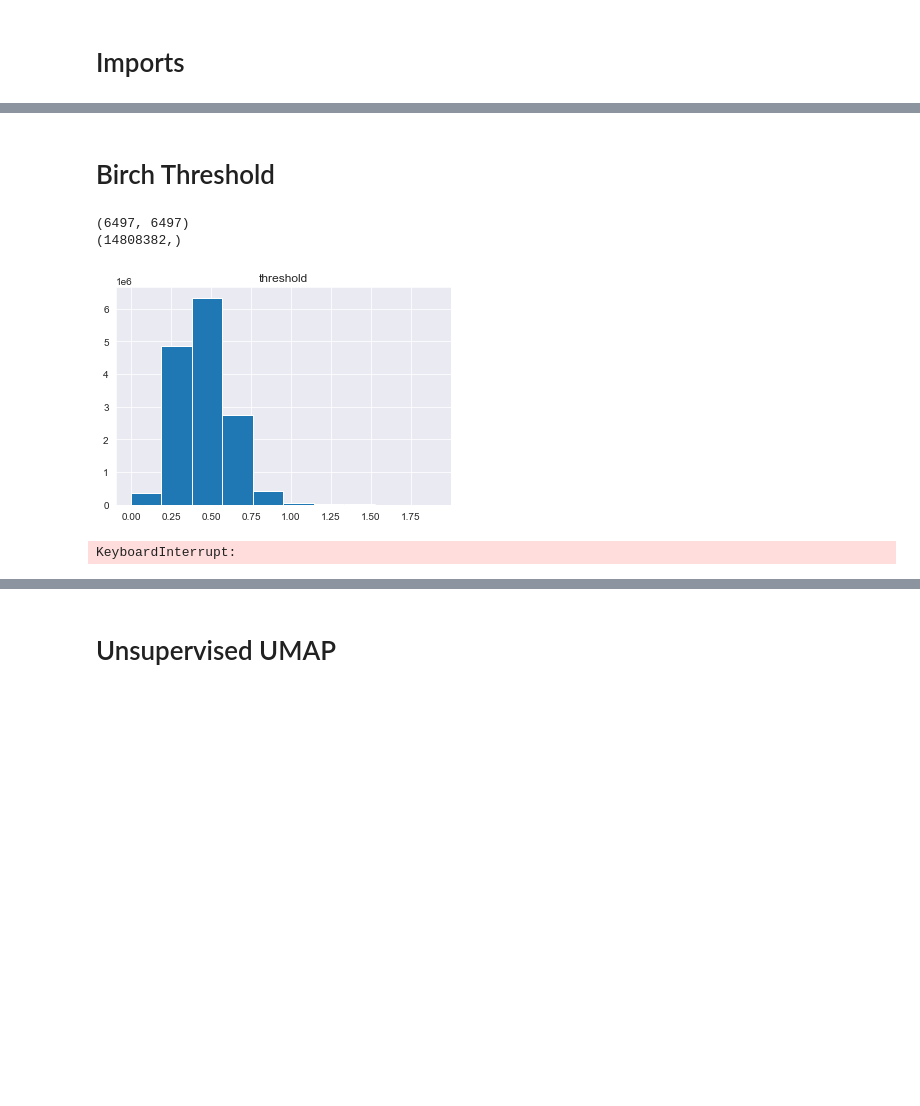
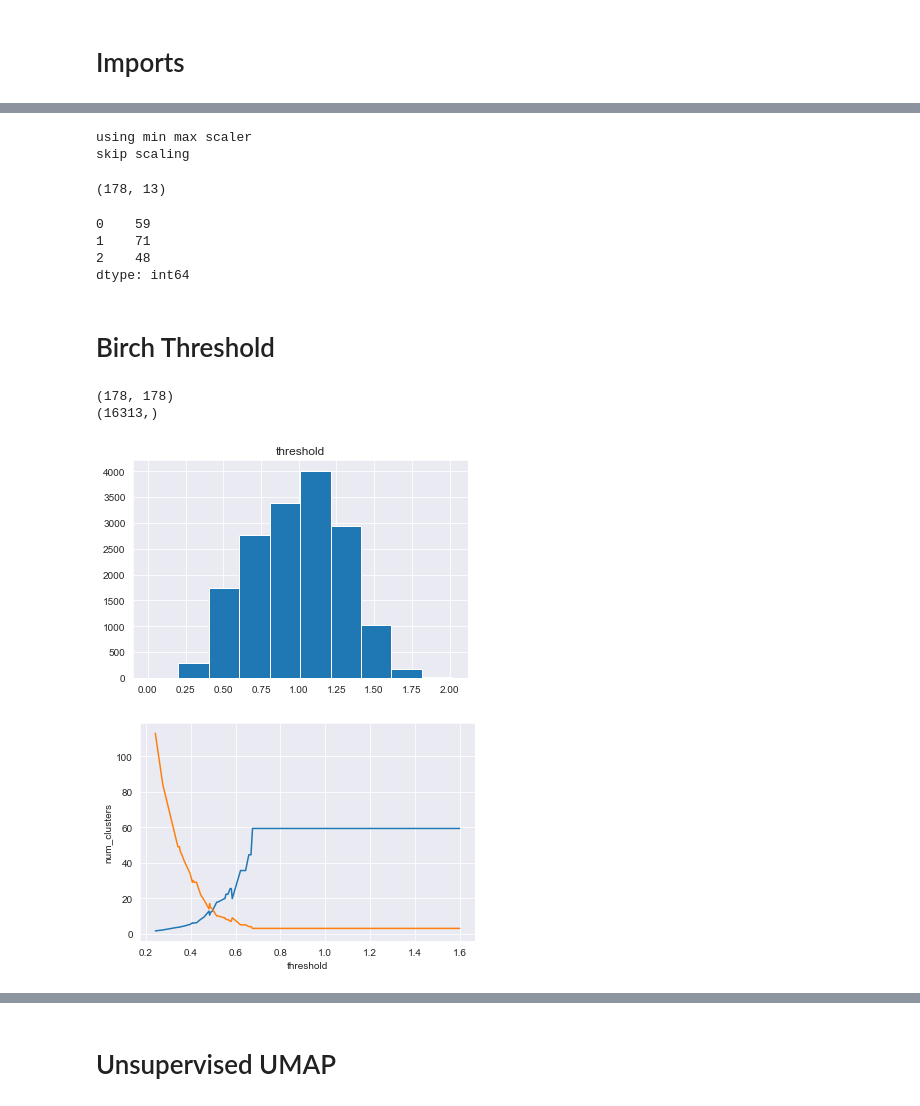
Before and after one commit to wuuusicong/ExplorationAndVisualizationOfHighDimClusters, a Jupyter notebook: notebooks/WineDataset.ipynb, the cells around one changed output, grey strips where cells are left out. Drawn from its saved outputs; the diff is of its cells as text; code cells hidden in the pictures; blank space fills up the shorter version.

```diff
--- a/notebooks/WineDataset.ipynb
+++ b/notebooks/WineDataset.ipynb
@@ -34,3 +29,0 @@ Normalizing features using min max scaler
-# %%
-X = ds.df[ds.feature_cols].values
-y = ds.df[ds.label_col].values
@@ -40,0 +30,6 @@ X.shape
+# %%
+ds_scaled = DataSetFactory.get_dataset('wine-sklearn-scaled', random_state=RANDOM_STATE)
+ds_not_scaled = DataSetFactory.get_dataset('wine-sklearn-not-scaled', random_state=RANDOM_STATE)
+# %% [output]
+using min max scaler
+skip scaling
@@ -41,3 +42,15 @@ X.shape
+# %%
+X_scaled.shape
+X_not_scaled.shape
+# %% [output]
+(178, 13)
+# %%
+pd.Series(y_scaled).value_counts().sort_index()
+# %% [output]
+0    59
+1    71
+2    48
+dtype: int64
 # %% [markdown]
 # Birch Threshold
 # %%
@@ -50,7 +63,7 @@ def get_num_clusters_birch(ds, threshold):
         num_clusters += birch.subcluster_centers_.shape[0]
     return num_clusters
 
-def birch_threshold_plot(X, ds):
+def birch_threshold_plot(X, scaled, ds):
     dist_mat = pairwise_distances(X)
     print(dist_mat.shape)
     threshold_candidates = np.unique(dist_mat)
@@ -62,19 +75,21 @@ def birch_threshold_plot(X, ds):
     thresholds_df.hist(['threshold'])
     plt.show()
     # Filter only thresholds smaller than 1.5
-#     thresholds_df_sample = thresholds_df[thresholds_df['threshold']<=1000]
-#     thresholds_df_sample = thresholds_df_sample.sample(n=200, random_state=RANDOM_STATE)
-    thresholds_df_sample = thresholds_df.sample(n=200)
+    if scaled:
+        thresholds_df_sample = thresholds_df[thresholds_df['threshold']<=100]
+        thresholds_df_sample = thresholds_df_sample.sample(n=200, random_state=RANDOM_STATE)
+    else:
+        thresholds_df_sample = thresholds_df.sample(n=200)
 
     thresholds_df_sample['num_clusters'] = thresholds_df_sample['threshold'].transform(lambda t: get_num_clusters_birch(ds, t))
     thresholds_df_sample['compression'] = thresholds_df_sample['num_points'] / thresholds_df_sample['num_clusters']
 
     sns.lineplot(x='threshold', y='compression', data=thresholds_df_sample)
     sns.lineplot(x='threshold', y='num_clusters', data=thresholds_df_sample)
-# %%
-birch_threshold_plot(X, ds)
-# %% [output]
-(6497, 6497)
-(14808382,)
-[figure, removed]
-KeyboardInterrupt:
+# %%
+birch_threshold_plot(X_scaled, True, ds_scaled)
+# %% [output]
+(178, 178)
+(16313,)
+[figure, added]
+[figure, added]
```
Also changed, not shown: parts of 21 cells of this notebook, 7 other files.
